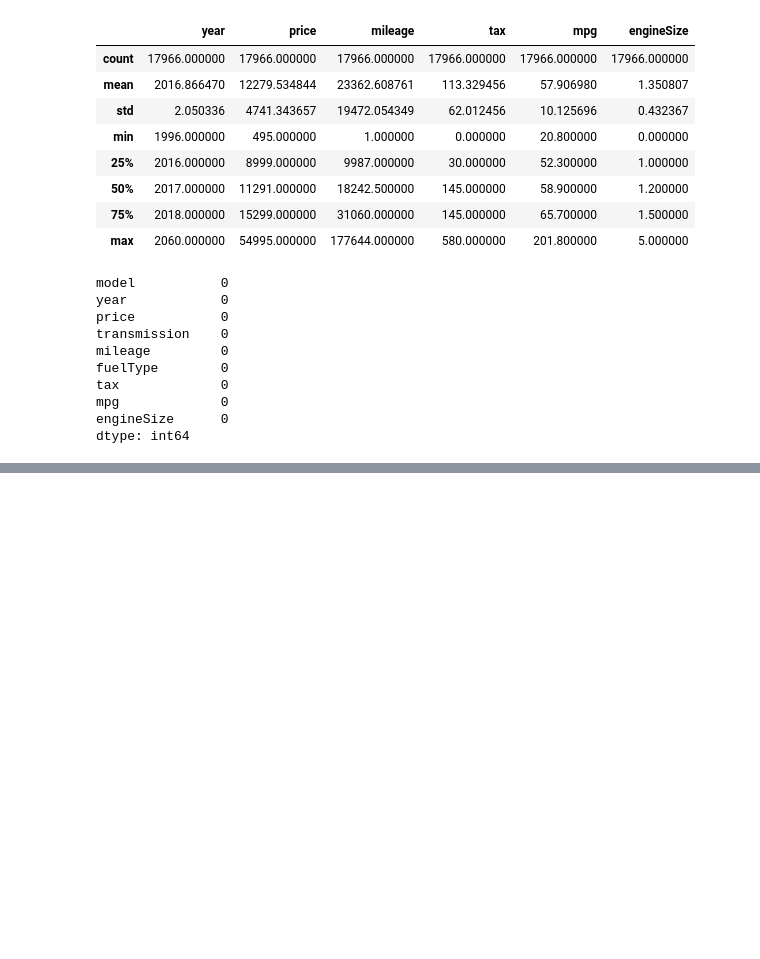
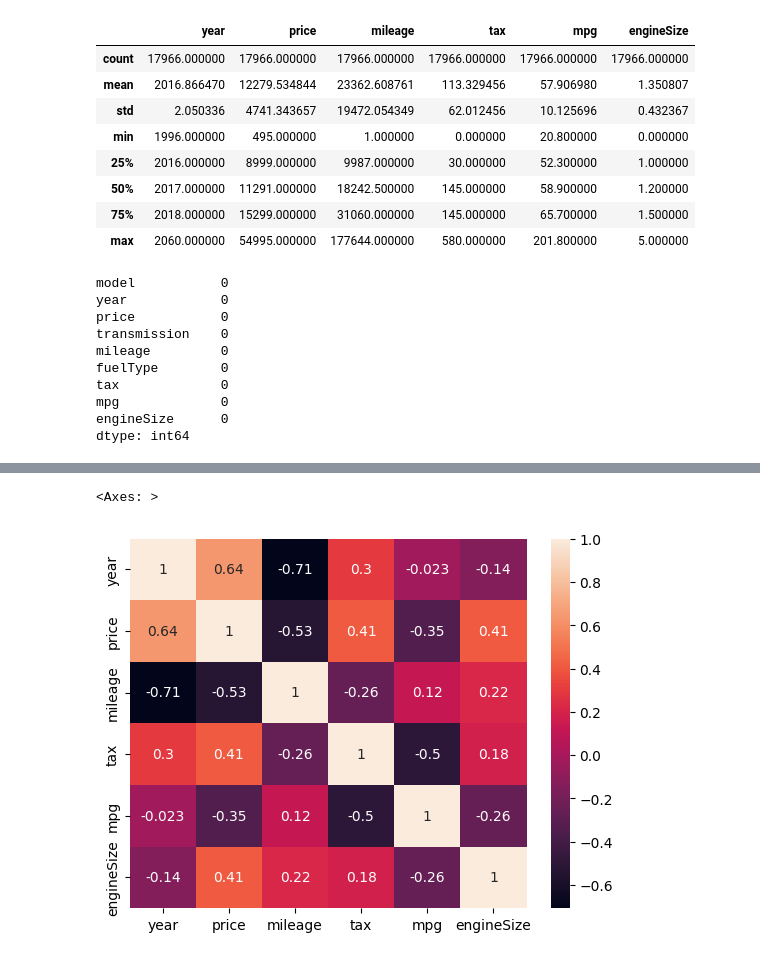
Before and after one commit to Ujjval009/Car-Value-Prediction-using-Machine-Learning, a Jupyter notebook: Notebook/Car_Price_Prediction.ipynb, the cells around one changed output, grey strips where cells are left out. Saved outputs shown, nothing was run; the diff lists cells and outputs as text; code cells hidden in the pictures; blank space fills up the shorter version.

```diff
--- a/Notebook/Car_Price_Prediction.ipynb
+++ b/Notebook/Car_Price_Prediction.ipynb
@@ -66,0 +74,5 @@ dtype: int64
+# %%
+sns.heatmap(df.corr(numeric_only = True),annot = True)
+# %% [output]
+<Axes: >
+[figure, added]
```
Also changed, not shown: parts of 35 cells of this notebook.
